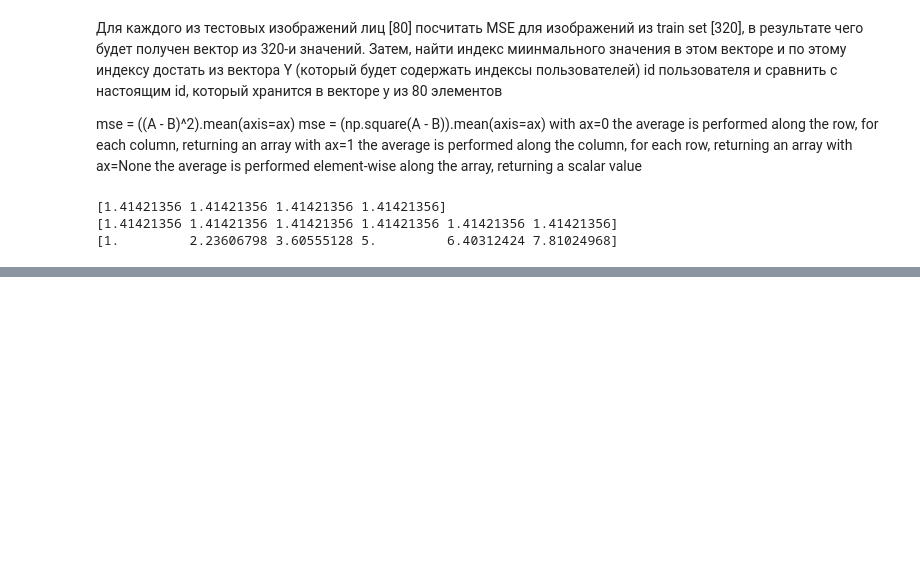
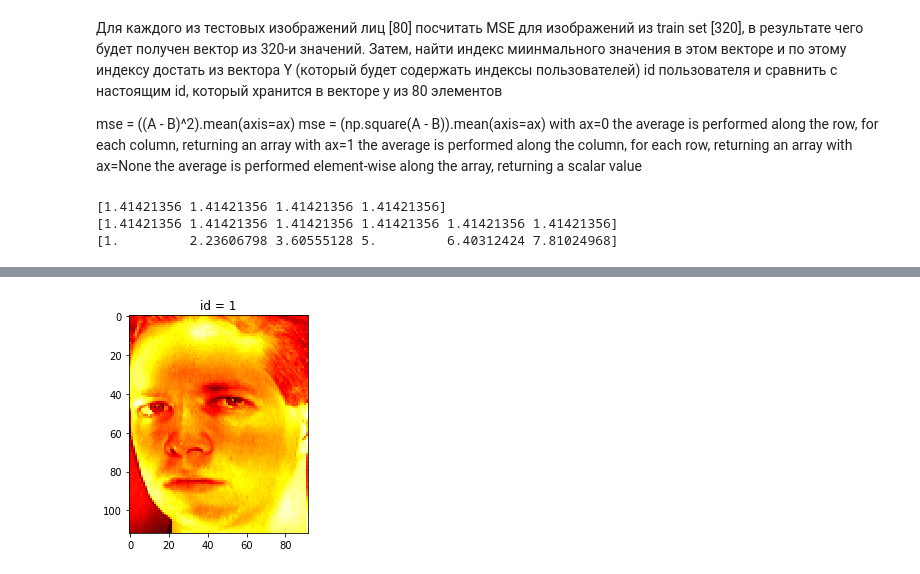
Before and after one commit to adminsolvve/ml_course, a Jupyter notebook: Week_2_FIP/Face_identification_problem.ipynb, the cells around one changed output, grey strips where cells are left out. Saved outputs shown, nothing was run; the diff lists cells and outputs as text; code cells hidden in the pictures; blank space fills up the shorter version.

```diff
--- a/Week_2_FIP/Face_identification_problem.ipynb
+++ b/Week_2_FIP/Face_identification_problem.ipynb
@@ -176,0 +174,12 @@ Wall time: 2.38 s
+# %%
+%%time
+
+# norm_mean (by feature axis 0)
+X_train_norm = norm_mean(X_train,0)
+X_verif_norm = norm_mean(X_verif,0)
+image_display(X_train_norm, Y_train, display_image_number)
+
+# model
+matches = model_fid_euclid (X_train_norm, Y_train, X_verif_norm, Y_verif)
+print ("Accuracy: ", matches.mean())
+# %% [output]
@@ -176,0 +188 @@ Wall time: 2.38 s
+[figure, added]
```
Also changed, not shown: parts of 14 cells of this notebook, 1 other file.
